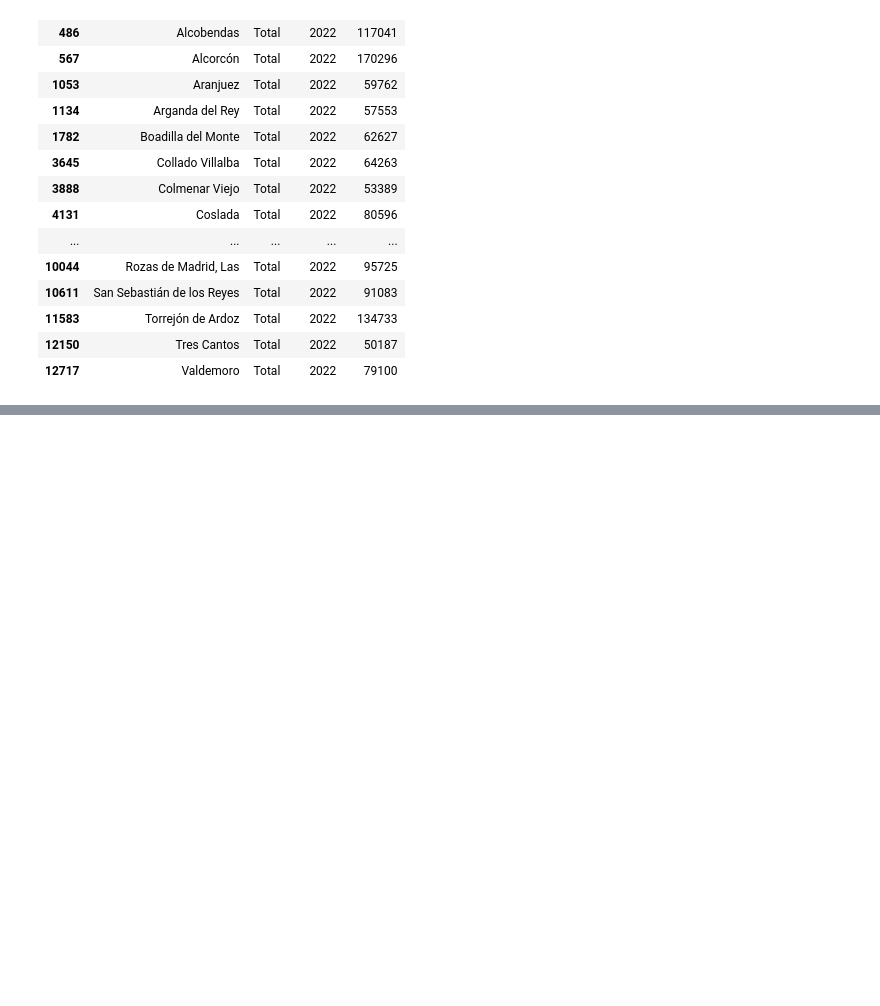
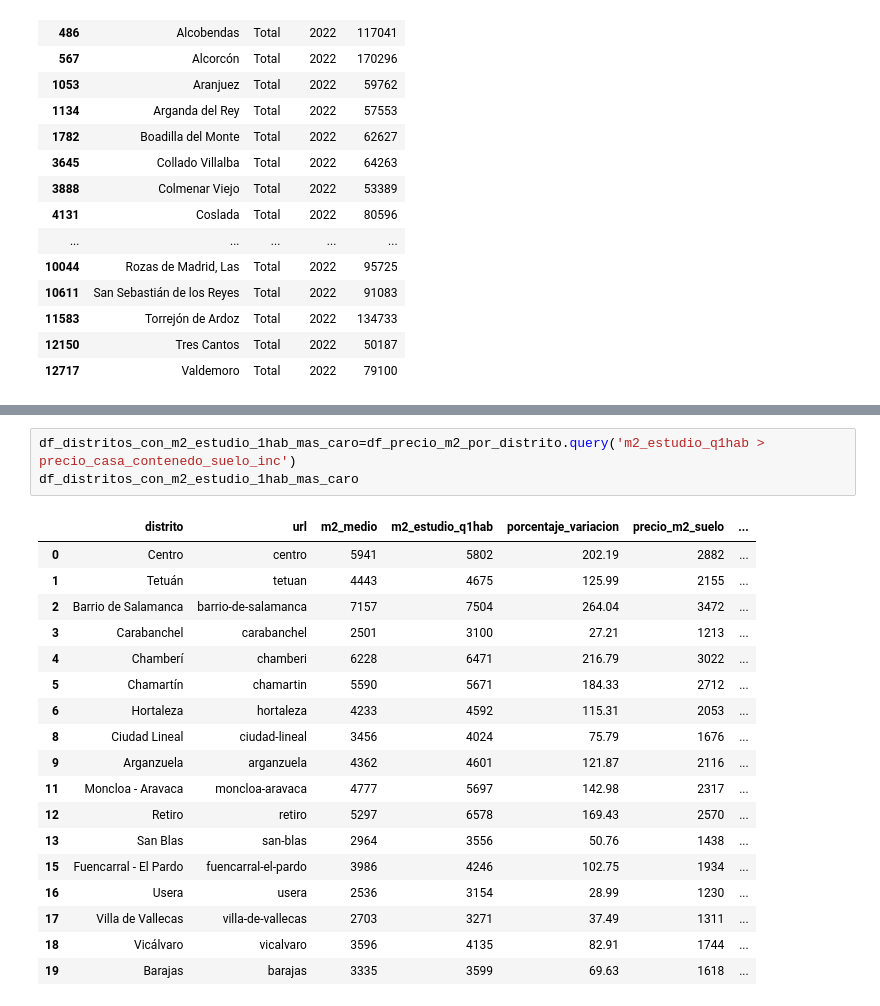
Before and after one commit to DaianaSaenz/EDA-CASAS-CONTENEDOR, a Jupyter notebook: src/main.ipynb, the cells around one changed output, grey strips where cells are left out. Saved outputs shown, nothing was run; the diff lists cells and outputs as text; blank space fills up the shorter version.

```diff
--- a/src/main.ipynb
+++ b/src/main.ipynb
@@ -520,0 +571,22 @@ df_precio_m2_por_distrito
+# %%
+df_distritos_con_m2_estudio_1hab_mas_caro=df_precio_m2_por_distrito.query('m2_estudio_q1hab > precio_casa_contenedo_suelo_inc')
+df_distritos_con_m2_estudio_1hab_mas_caro
+# %% [output]
+|  | distrito | url | m2_medio | m2_estudio_q1hab | porcentaje_variacion | precio_m2_suelo | ... |
+| 0 | Centro | centro | 5941 | 5802 | 202.19 | 2882 | ... |
+| 1 | Tetuán | tetuan | 4443 | 4675 | 125.99 | 2155 | ... |
+| 2 | Barrio de Salamanca | barrio-de-salamanca | 7157 | 7504 | 264.04 | 3472 | ... |
+| 3 | Carabanchel | carabanchel | 2501 | 3100 | 27.21 | 1213 | ... |
+| 4 | Chamberí | chamberi | 6228 | 6471 | 216.79 | 3022 | ... |
+| 5 | Chamartín | chamartin | 5590 | 5671 | 184.33 | 2712 | ... |
+| 6 | Hortaleza | hortaleza | 4233 | 4592 | 115.31 | 2053 | ... |
+| 8 | Ciudad Lineal | ciudad-lineal | 3456 | 4024 | 75.79 | 1676 | ... |
+| 9 | Arganzuela | arganzuela | 4362 | 4601 | 121.87 | 2116 | ... |
+| 11 | Moncloa - Aravaca | moncloa-aravaca | 4777 | 5697 | 142.98 | 2317 | ... |
+| 12 | Retiro | retiro | 5297 | 6578 | 169.43 | 2570 | ... |
+| 13 | San Blas | san-blas | 2964 | 3556 | 50.76 | 1438 | ... |
+| 15 | Fuencarral - El Pardo | fuencarral-el-pardo | 3986 | 4246 | 102.75 | 1934 | ... |
+| 16 | Usera | usera | 2536 | 3154 | 28.99 | 1230 | ... |
+| 17 | Villa de Vallecas | villa-de-vallecas | 2703 | 3271 | 37.49 | 1311 | ... |
+| 18 | Vicálvaro | vicalvaro | 3596 | 4135 | 82.91 | 1744 | ... |
+| 19 | Barajas | barajas | 3335 | 3599 | 69.63 | 1618 | ... |
```
Also changed, not shown: parts of 17 cells of this notebook, 4 other files.
